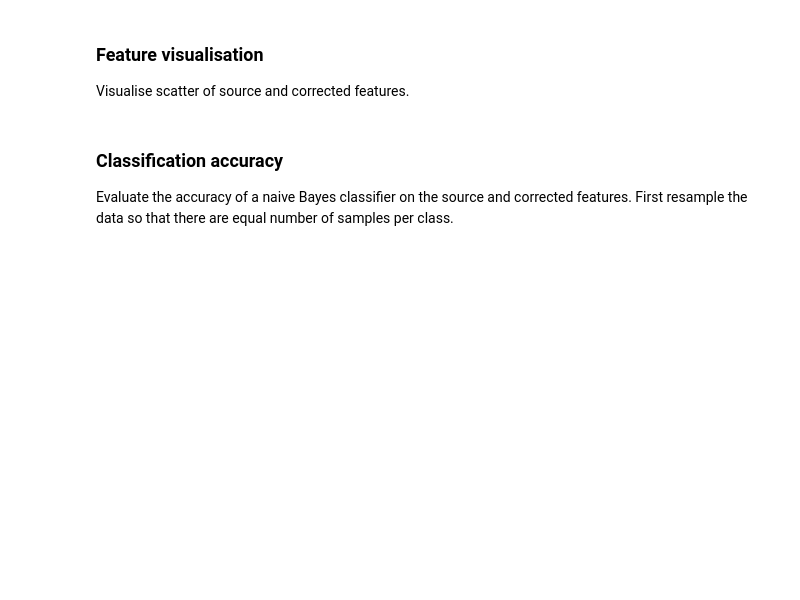
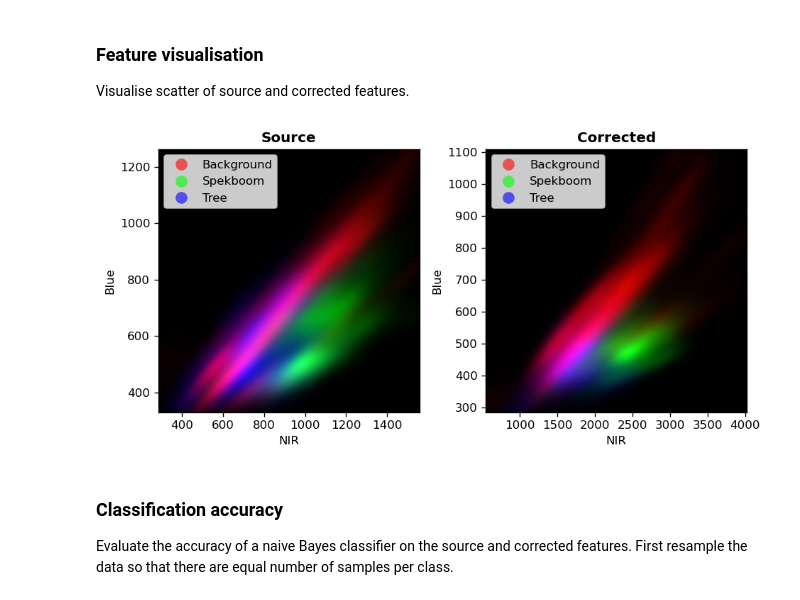
Before and after one commit to leftfield-geospatial/homonim, a Jupyter notebook: docs/tutorials/classification.ipynb, the cells around one changed output. Drawn from its saved outputs; the diff is of its cells as text; code cells hidden in the pictures; blank space fills up the shorter version.

```diff
--- a/docs/tutorials/classification.ipynb
+++ b/docs/tutorials/classification.ipynb
@@ -486,35 +517,37 @@ def class_kde(
         kdes.append(kde)
         # cset = ax.contour(
         #     xx, yy, kde, colors=colours[label], alpha=0.4,
         # )
         # dummy plot for the legend
         ax.plot(xx[0], yy[0], 'o', ms=10, alpha=0, label=label, color=colours[label])
 
     # display RGB image of KDEs
     im = np.dstack(kdes)
     ax.imshow(
         im, extent=[xrange[0], xrange[-1], yrange[0], yrange[-1]],
         interpolation='bilinear', origin='lower'
     )
     ax.axis('auto')
     ax.set_xlabel(x)
     ax.set_ylabel(y)
     for lh in ax.legend(loc='upper left').legendHandles:
         lh.set_alpha(.6)
         lh.set_markeredgecolor('none')
 
 
 fig, axes = pyplot.subplots(
-    1, 2, tight_layout=True, figsize=(8, 4), dpi=92,
+    1, 2, tight_layout=True, figsize=(8, 4), dpi=120,
 )
 
 for feats_df, ax, label in zip(
     feats_dict.values(), axes, feats_dict.keys(),
 ):
     class_kde(feats_df.iloc[::10], 'NIR', 'Blue', ax=ax)
     ax.set_title(label, fontweight='bold')
 
-fig.savefig('../case_studies/classification-spectral_kde.jpg', dpi=92)
+# fig.savefig('../case_studies/classification-spectral_kde.jpg', dpi=120)
+# %% [output]
+[figure, added]
 # %% [markdown]
 ### Classification accuracy
 
```
Also changed, not shown: parts of 4 cells of this notebook, 3 other files.
